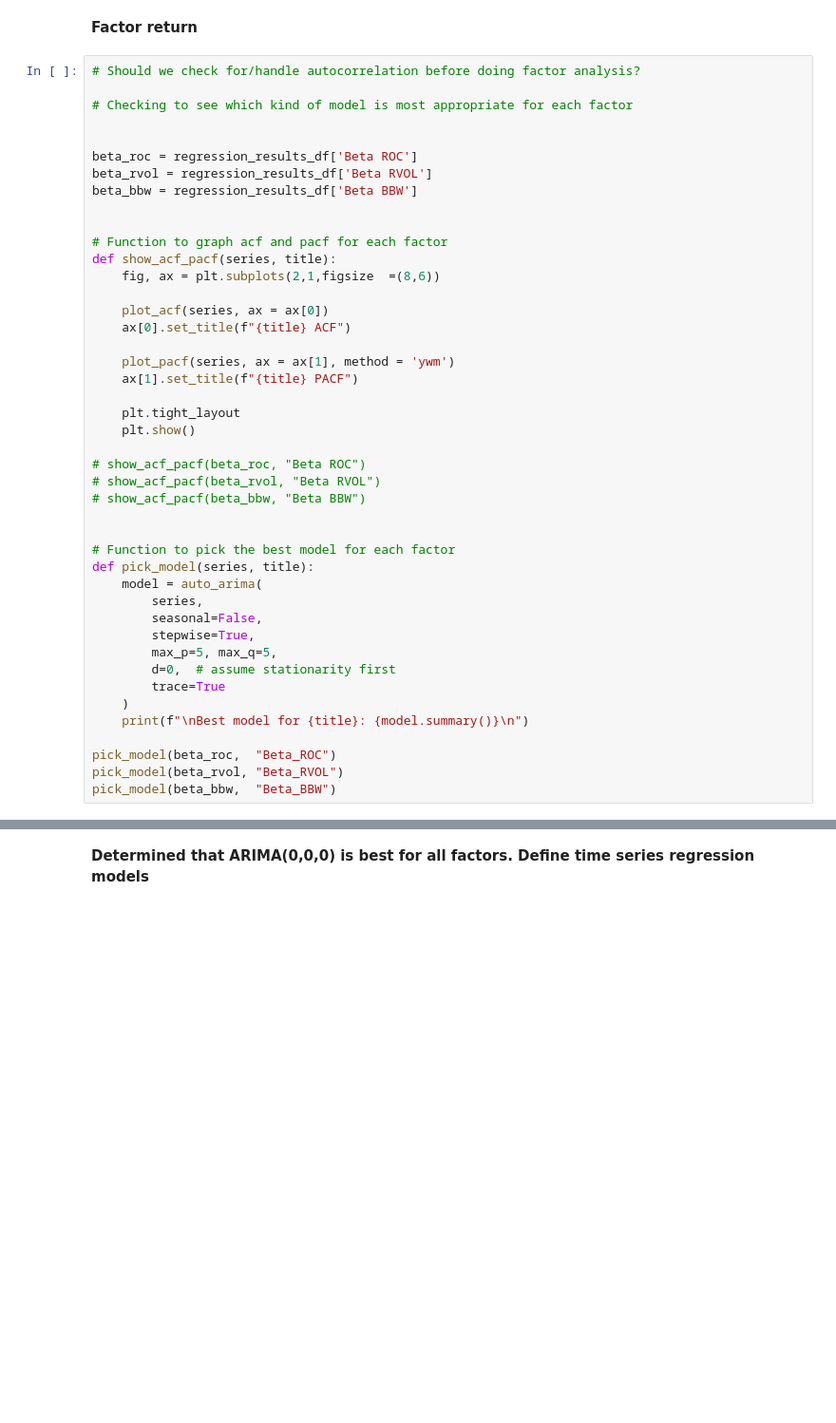
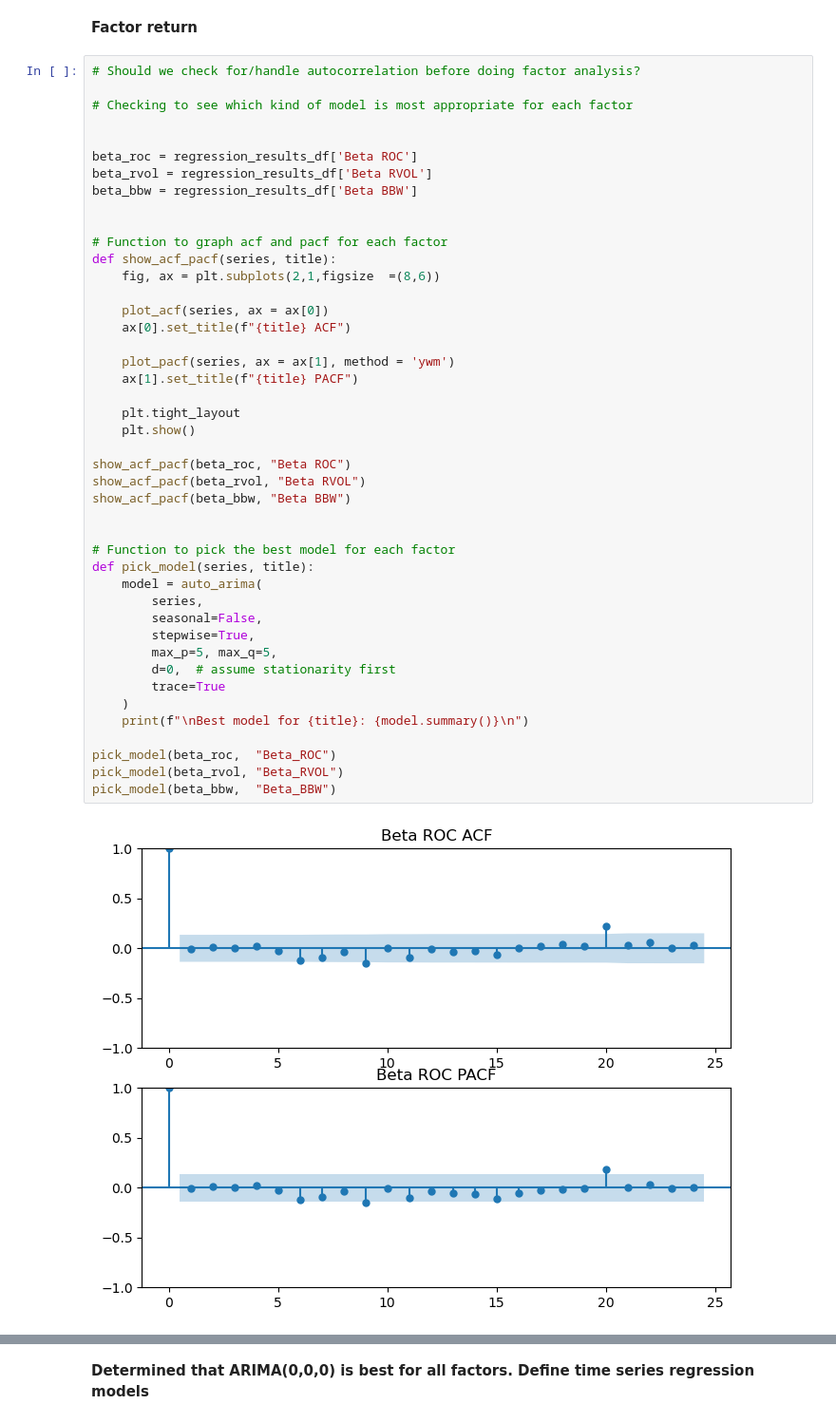
Before and after one commit to chaserenick2/Momentum-Volatility-and-Volume-Factors-in-U.S.-Stock-Returns, a Jupyter notebook: Regression.ipynb, the cells around one changed output, grey strips where cells are left out. Shown at 95% size. Drawn from its saved outputs; the diff is of its cells as text; blank space fills up the shorter version.

```diff
--- a/Regression.ipynb
+++ b/Regression.ipynb
@@ -597,33 +597,34 @@ beta_bbw = regression_results_df['Beta BBW']
 def show_acf_pacf(series, title):
     fig, ax = plt.subplots(2,1,figsize  =(8,6))
 
     plot_acf(series, ax = ax[0])
     ax[0].set_title(f"{title} ACF")
 
     plot_pacf(series, ax = ax[1], method = 'ywm')
     ax[1].set_title(f"{title} PACF")
 
     plt.tight_layout
     plt.show()
 
-# show_acf_pacf(beta_roc, "Beta ROC")
-# show_acf_pacf(beta_rvol, "Beta RVOL")
-# show_acf_pacf(beta_bbw, "Beta BBW")
+show_acf_pacf(beta_roc, "Beta ROC")
+show_acf_pacf(beta_rvol, "Beta RVOL")
+show_acf_pacf(beta_bbw, "Beta BBW")
 
 
 # Function to pick the best model for each factor
 def pick_model(series, title):
     model = auto_arima(
         series,
         seasonal=False,
         stepwise=True,
         max_p=5, max_q=5,
         d=0,  # assume stationarity first
         trace=True
     )
     print(f"\nBest model for {title}: {model.summary()}\n")
 
 pick_model(beta_roc,  "Beta_ROC")
 pick_model(beta_rvol, "Beta_RVOL")
 pick_model(beta_bbw,  "Beta_BBW")
 # %% [output]
+[figure, added]
```
Also changed, not shown: parts of 3 cells of this notebook.
